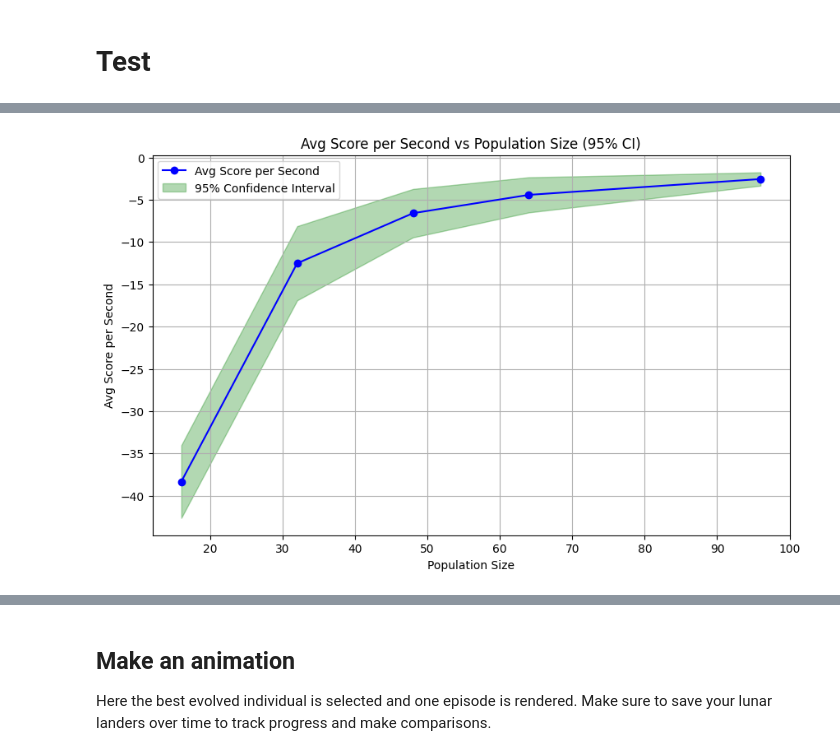
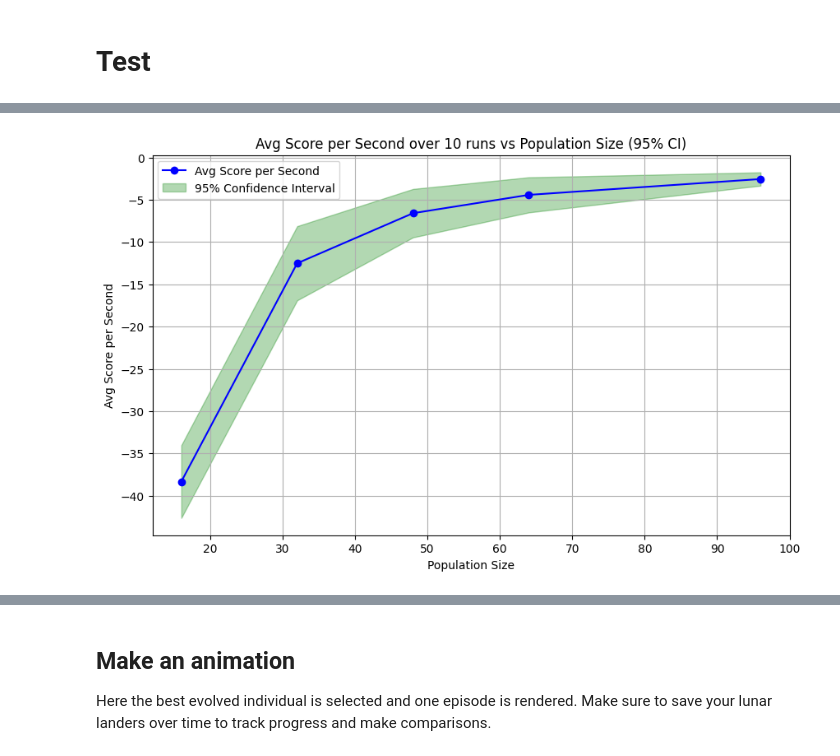
Before and after one commit to firstthomas/genepromulti, a Jupyter notebook: solution.ipynb, the cells around one changed output, grey strips where cells are left out. Cells and saved outputs as stored; diff of their text form; code cells hidden in the pictures.

```diff
--- a/solution.ipynb
+++ b/solution.ipynb
@@ -238,9 +236,7 @@ def test_population_size(sizes):
     try:
         with open("population_sizes.csv", mode='w', newline='') as file:
             writer = csv.writer(file)
-            writer.writerow([
-                "Population Size", "Run #", "Time (seconds)", "Test Score"
-            ])
+            writer.writerow(["Population Size", "Run #", "Time (seconds)", "Test Score"])
             writer.writerows(data)
         print("CSV file written successfully.")
     except Exception as e:
@@ -269,37 +265,37 @@ def plot(data):
         margin_of_error = z * sem_sps
 
         avg_scores_per_second.append(mean_sps)
         lower_bound.append(mean_sps - margin_of_error)
         upper_bound.append(mean_sps + margin_of_error)
 
     plt.figure(figsize=(10, 6))
     plt.plot(sizes, avg_scores_per_second, label='Avg Score per Second', color='blue', marker='o')
     plt.fill_between(sizes, lower_bound, upper_bound, color='green', alpha=0.3, label='95% Confidence Interval')
-    plt.title('Avg Score per Second vs Population Size (95% CI)')
+    plt.title('Avg Score per Second over 10 runs vs Population Size (95% CI)')
     plt.xlabel('Population Size')
     plt.ylabel('Avg Score per Second')
     plt.grid(True)
     plt.legend(loc='upper left')
     plt.savefig("avg_score_per_second_vs_population_size_with_confidence_interval.png")
     plt.show()
 
 def load_csv(filename):
     data = []
     with open(filename, mode='r', newline='') as file:
         reader = csv.reader(file)
         next(reader)
         for row in reader:
             data.append([int(row[0]), float(row[1]), float(row[2]), float(row[3])])
     return data
 
 
 
 sizes = [16,32,48,64,96]
-# data = test_population_size(sizes)
-data = load_csv("population_sizes.csv")
+data = test_population_size(sizes)
+# data = load_csv("population_sizes.csv")
 plot(data)
 # %% [output]
-[figure, old version]
+[figure, new version]
 # %%
 # Test different number of generations
 from datetime import datetime
```
Also changed, not shown: parts of 7 cells of this notebook, 9 other files.
